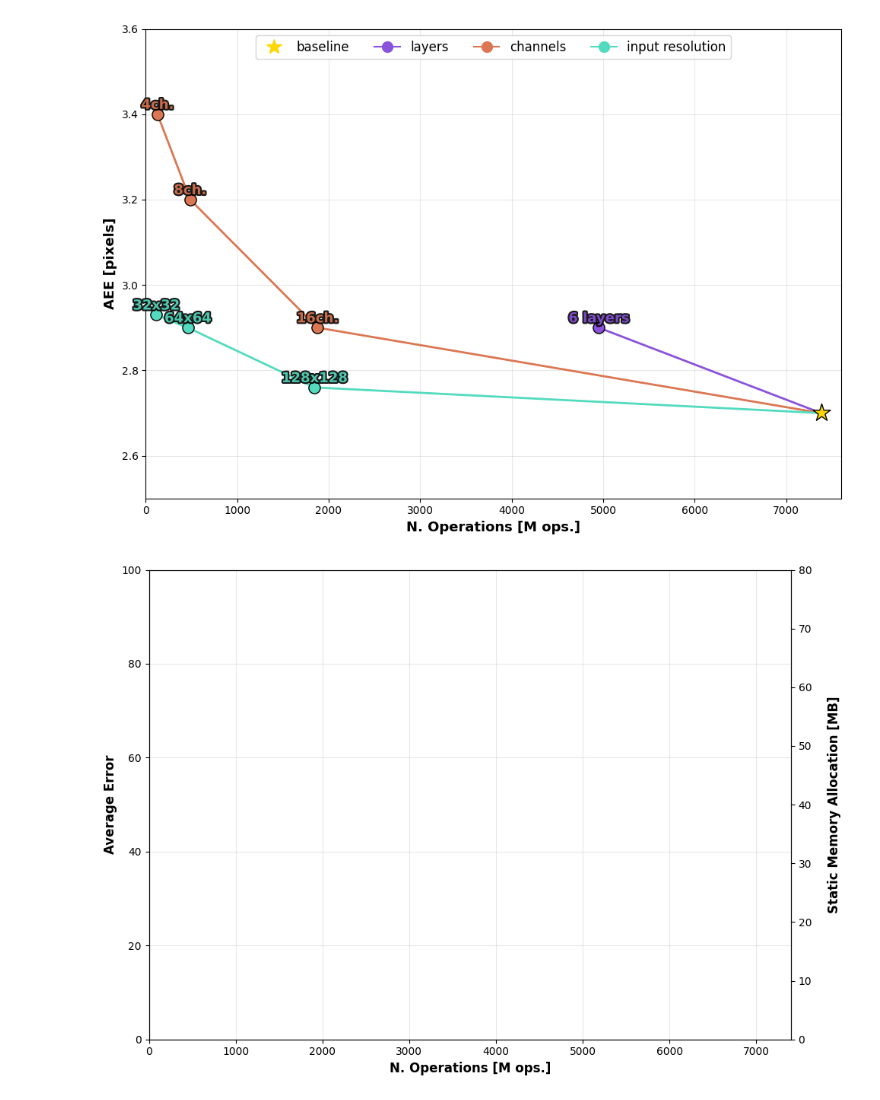
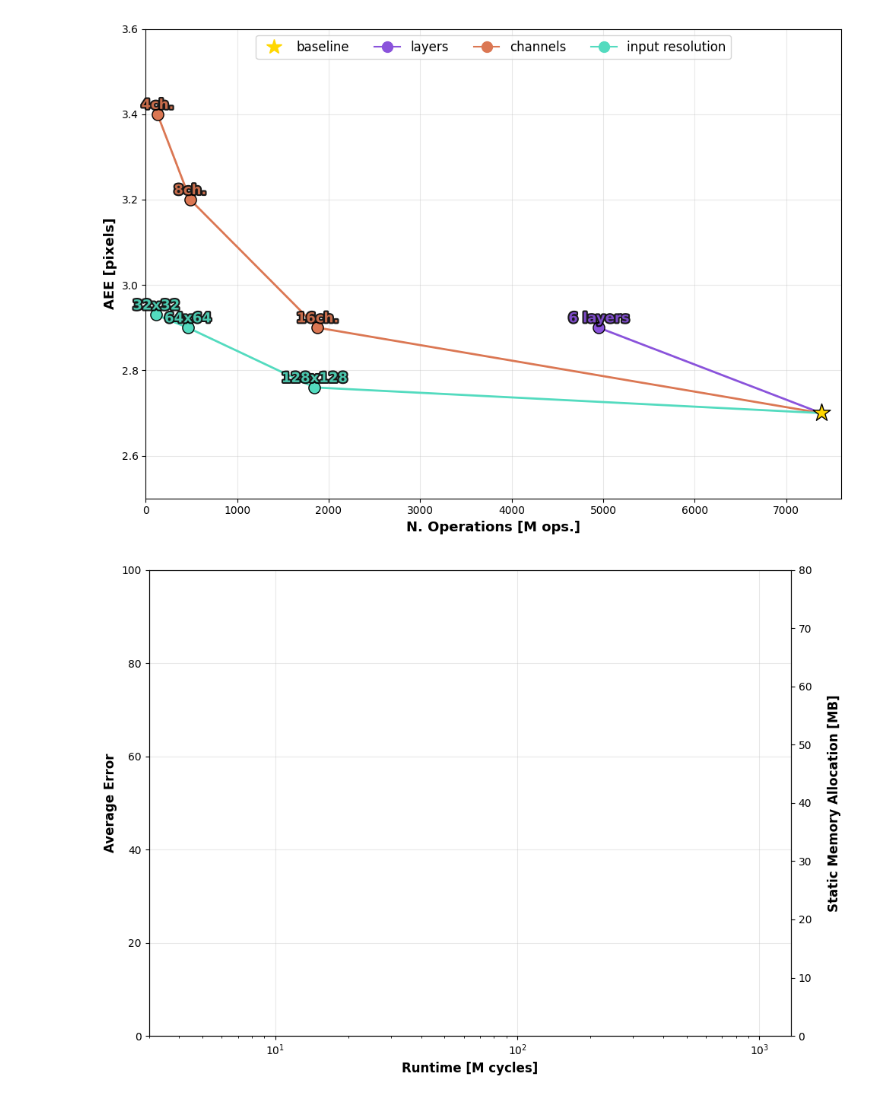
Before and after one commit to LSquarzoni/SNN_Event-based_Optical_Flow, a Jupyter notebook: plotter.ipynb, the cells around one changed output. Saved outputs shown, nothing was run; the diff lists cells and outputs as text; code cells hidden in the pictures.

```diff
--- a/plotter.ipynb
+++ b/plotter.ipynb
@@ -359,22 +1233,25 @@ plt.show()
 # %% [output]
 [figure]
 # %%
+# EMPTY GRAPH:
+
 # Empty graph to show only axes, with a second y axis for Static Memory Allocation [MB]
 fig, ax1 = plt.subplots(figsize=(10, 7))
 ax1.set_facecolor('none')
 fig.patch.set_alpha(0.0)
-ax1.set_xlabel('N. Operations [M ops.]', fontsize=12, fontweight='bold')
+ax1.set_xlabel('Runtime [M cycles]', fontsize=12, fontweight='bold')
 ax1.set_ylabel('Average Error', fontsize=12, fontweight='bold')
-ax1.set_xlim(0, 7400)
+ax1.set_xlim(3, 1350)
+ax1.set_xscale('log')
 ax1.set_ylim(0, 100)
 ax1.grid(True, alpha=0.3)
 
 # Create second y axis
 ax2 = ax1.twinx()
 ax2.set_ylabel('Static Memory Allocation [MB]', fontsize=12, fontweight='bold', labelpad=15)
 ax2.set_ylim(0, 80)
 
 fig.tight_layout()
 plt.show()
 # %% [output]
-[figure, old version]
+[figure, new version]
```
Also changed, not shown: parts of 12 cells of this notebook, 3 other files.
